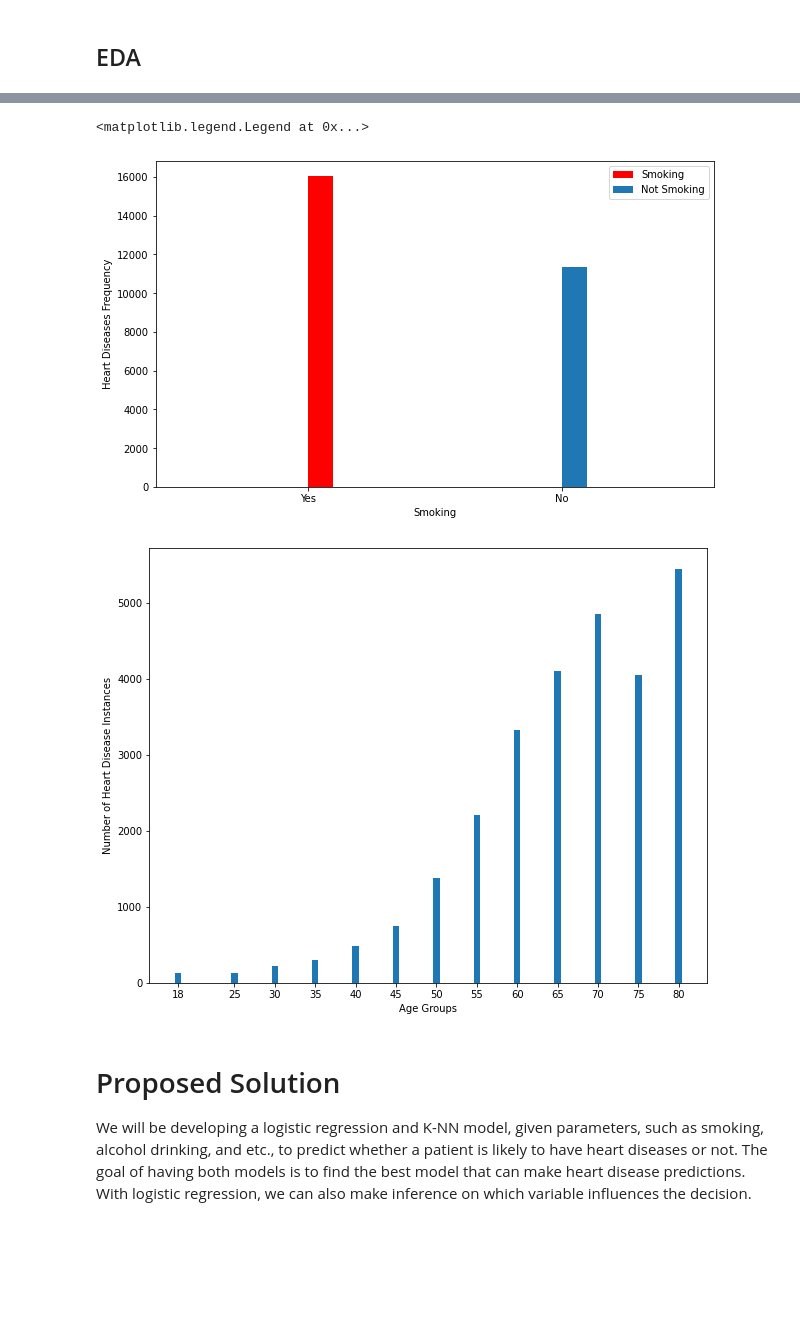
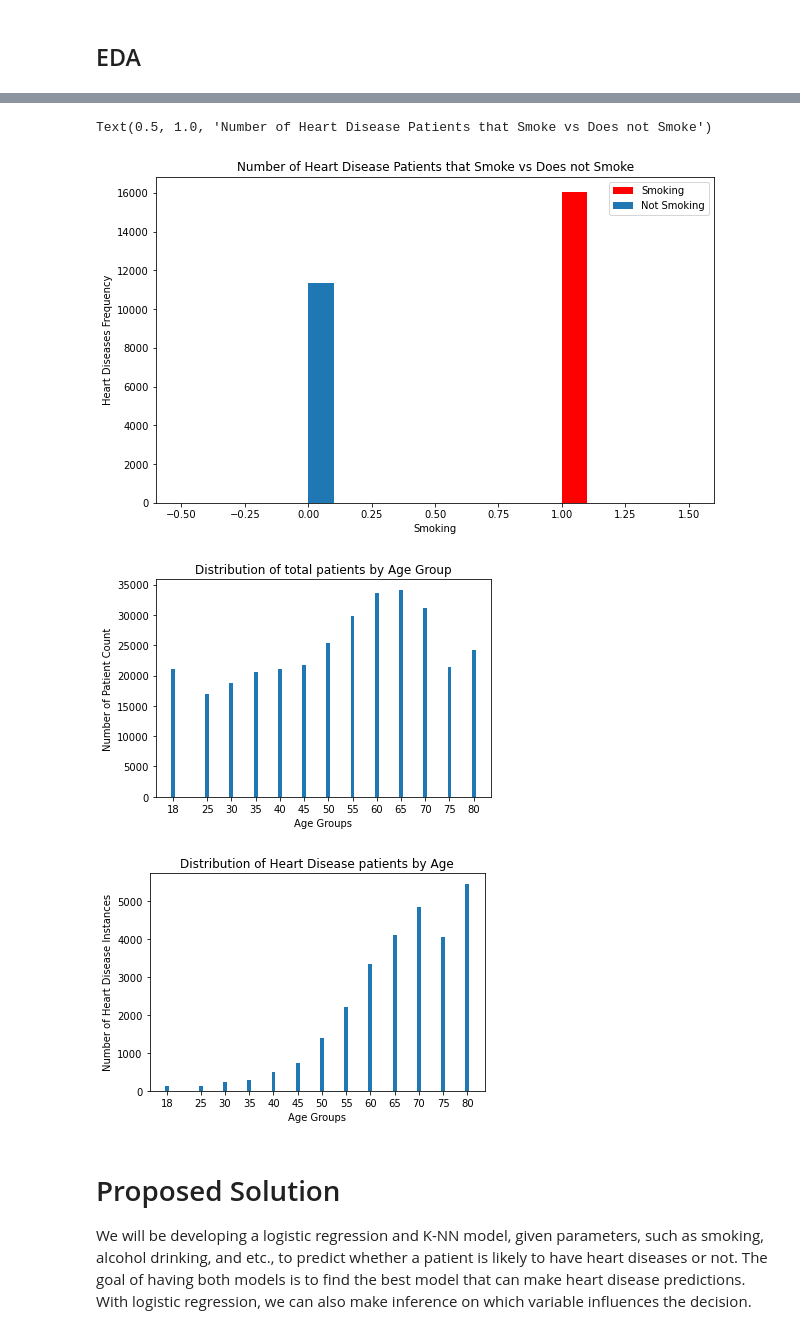
Before and after one commit to COGS118A/Group050-Sp22, a Jupyter notebook: Checkpoint_group050.ipynb, the cells around one changed output, grey strips where cells are left out. Saved outputs shown, nothing was run; the diff lists cells and outputs as text; code cells hidden in the pictures; blank space fills up the shorter version.

```diff
--- a/Checkpoint_group050.ipynb
+++ b/Checkpoint_group050.ipynb
@@ -60,4 +105,20 @@ Index(['HeartDisease', 'BMI', 'Smoking', 'AlcoholDrinking', 'Stroke',
 # %%
+# Functions
+yes_no_to_binary = lambda elem : 1 if elem == 'Yes' else 0
+sex_to_binary = lambda elem : 1 if elem == 'Male' else 0
+def genhealth_to_rank(elem):
+    if elem == 'Excellent':
+        return 4
+    if elem == 'Very good':
+        return 3
+    if elem == 'Good':
+        return 2
+    if elem == 'Fair':
+        return 1
+    if elem == 'Poor':
+        return 0
+    return "ERROR"
+
 def encode_age(age):
     if age == '18-24':
         return 18
@@ -84,6 +145,3 @@ def encode_age(age):
     elif age == '75-79':
         return 75
     return 80
-
-df.rename(columns={'AgeCategory':'Age'}, inplace=True)
-df['Age'] = df['Age'].apply(encode_age)
@@ -92,31 +204,46 @@ df['Age'] = df['Age'].apply(encode_age)
 # %%
 fig, ax = plt.subplots(figsize = (10,6))
 
-smoking_heart_diseases = df[(df['HeartDisease']=='Yes') & (df['Smoking']=='Yes')]['Smoking']
-not_smoking_heart_diseases = df[(df['HeartDisease']=='Yes') & (df['Smoking']=='No')]['Smoking']
+smoking_heart_diseases = df[(df['HeartDisease']==1) & (df['Smoking']==1)]['Smoking']
+not_smoking_heart_diseases = df[(df['HeartDisease']==1) & (df['Smoking']==0)]['Smoking']
 
 ax.hist(smoking_heart_diseases, color='r', label='Smoking')
 ax.hist(not_smoking_heart_diseases, label='Not Smoking')
 ax.set_xlabel("Smoking")
 ax.set_ylabel("Heart Diseases Frequency")
 plt.legend()
+plt.title("Number of Heart Disease Patients that Smoke vs Does not Smoke")
 # %% [output]
-<matplotlib.legend.Legend at 0x...>
+Text(0.5, 1.0, 'Number of Heart Disease Patients that Smoke vs Does not Smoke')
-[figure, old version]
+[figure, new version]
 # %%
 # visualize the trend of heart disease vs age
-arr = np.array(df[df["HeartDisease"]=='Yes']["Age"])
-unique, counts = np.unique(arr, return_counts=True)
 x_label = ['18', '25', '30', '35', '40', '45', '50', '55', '60', '65', '70', '75', '80']
 
-plt.figure(figsize=(10, 8))
+# Show Distribution of total patients by Age Group
+arr1 = np.array(df["Age"])
+unique, counts = np.unique(arr1, return_counts=True)
+plt.figure(figsize=(6, 4))
+plt.bar(unique, counts)
+plt.xticks(unique, x_label)
+plt.xlabel("Age Groups")
+plt.ylabel("Number of Patient Count")
+plt.title("Distribution of total patients by Age Group")
+plt.show()
+
+# Show Distribution of Heart Disease patients by Age
+arr = np.array(df[df["HeartDisease"]==1]["Age"])
+unique, counts = np.unique(arr, return_counts=True)
+plt.figure(figsize=(6, 4))
 plt.bar(unique, counts)
 plt.xticks(unique, x_label)
 plt.xlabel("Age Groups")
 plt.ylabel("Number of Heart Disease Instances")
+plt.title("Distribution of Heart Disease patients by Age")
 plt.show()
 # %% [output]
-[figure, old version]
+[figure, new version]
+[figure, added]
 # %% [markdown]
 # Proposed Solution
 
```
Also changed, not shown: parts of 16 cells of this notebook.
